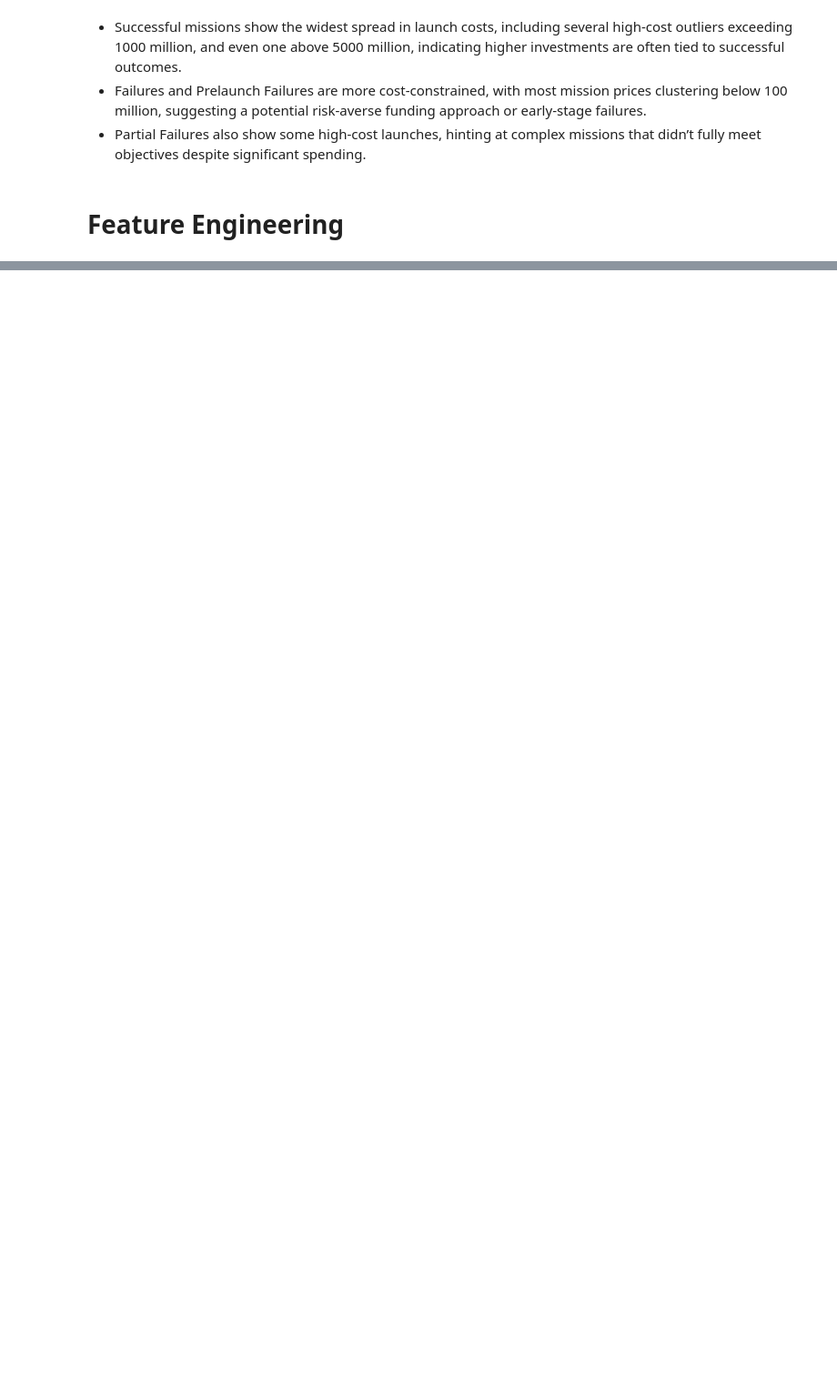
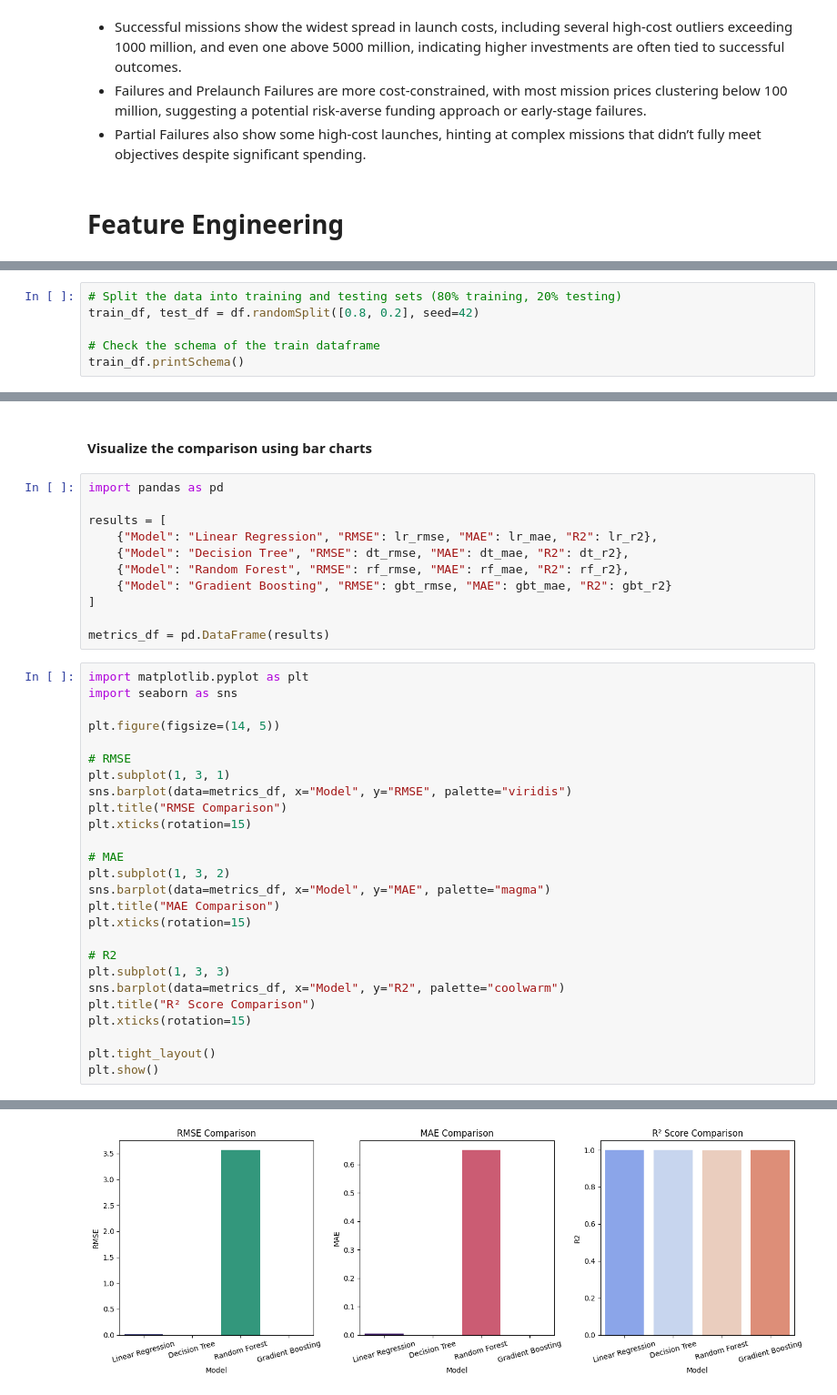
Before and after one commit to manishaachary13/Space-Launch-Mission, a Jupyter notebook: mission launch.ipynb, the cells around one changed output, grey strips where cells are left out. Shown at 91% size. Drawn from its saved outputs; the diff is of its cells as text; blank space fills up the shorter version.

Commit message:
model training and evaluation

```diff
--- a/mission launch.ipynb
+++ b/mission launch.ipynb
@@ -810,0 +936,6 @@ plt.show()
+# %%
+# Split the data into training and testing sets (80% training, 20% testing)
+train_df, test_df = df.randomSplit([0.8, 0.2], seed=42)
+
+# Check the schema of the train dataframe
+train_df.printSchema()
@@ -810,0 +1286,40 @@ plt.show()
+# %% [markdown]
+#### Visualize the comparison using bar charts
+# %%
+import pandas as pd
+
+results = [
+    {"Model": "Linear Regression", "RMSE": lr_rmse, "MAE": lr_mae, "R2": lr_r2},
+    {"Model": "Decision Tree", "RMSE": dt_rmse, "MAE": dt_mae, "R2": dt_r2},
+    {"Model": "Random Forest", "RMSE": rf_rmse, "MAE": rf_mae, "R2": rf_r2},
+    {"Model": "Gradient Boosting", "RMSE": gbt_rmse, "MAE": gbt_mae, "R2": gbt_r2}
+]
+
+metrics_df = pd.DataFrame(results)
+# %%
+import matplotlib.pyplot as plt
+import seaborn as sns
+
+plt.figure(figsize=(14, 5))
+
+# RMSE
+plt.subplot(1, 3, 1)
+sns.barplot(data=metrics_df, x="Model", y="RMSE", palette="viridis")
+plt.title("RMSE Comparison")
+plt.xticks(rotation=15)
+
+# MAE
+plt.subplot(1, 3, 2)
+sns.barplot(data=metrics_df, x="Model", y="MAE", palette="magma")
+plt.title("MAE Comparison")
+plt.xticks(rotation=15)
+
+# R2
+plt.subplot(1, 3, 3)
+sns.barplot(data=metrics_df, x="Model", y="R2", palette="coolwarm")
+plt.title("R² Score Comparison")
+plt.xticks(rotation=15)
+
+plt.tight_layout()
+plt.show()
+# %% [output]
@@ -810,0 +1337 @@ plt.show()
+[figure, added]
```
Also changed, not shown: parts of 53 cells of this notebook.
